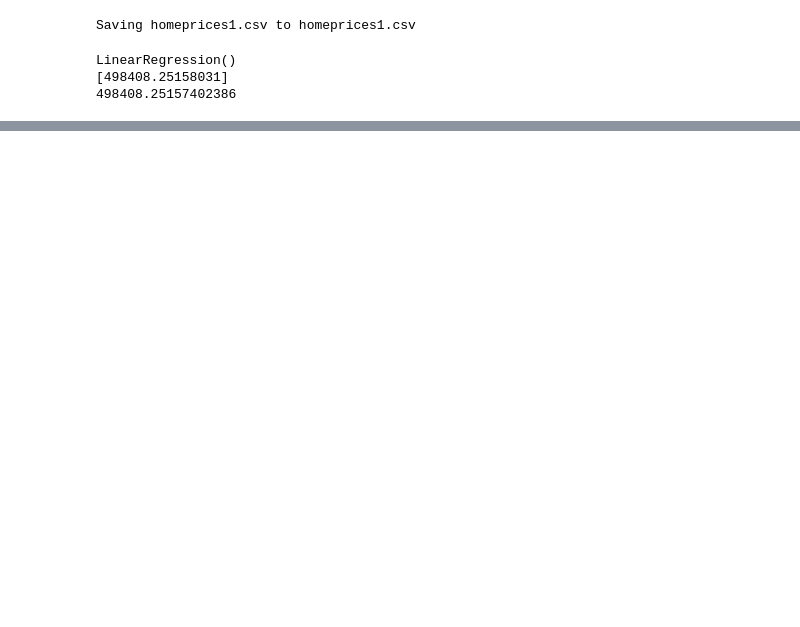
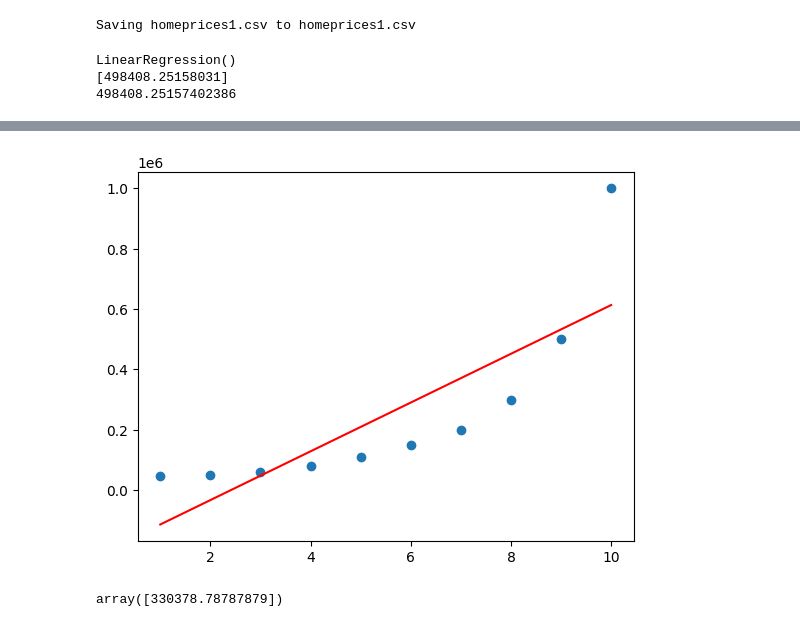
Before and after one commit to Bramhaja/data-science---repo, a Jupyter notebook: Machine_Learning.ipynb, the cells around one changed output, grey strips where cells are left out. Saved outputs shown, nothing was run; the diff lists cells and outputs as text; code cells hidden in the pictures; blank space fills up the shorter version.

```diff
--- a/Machine_Learning.ipynb
+++ b/Machine_Learning.ipynb
@@ -481,0 +532,19 @@ TypeError: sum() takes 2 positional arguments but 3 were given
+# %%
+import pandas as pd
+import matplotlib.pyplot as plt
+from sklearn.linear_model import LinearRegression
+from sklearn.preprocessing import PolynomialFeatures
+
+df = pd.read_csv("poly_dataset.csv")
+
+X = df.iloc[:, 1:2].values
+y = df.iloc[:,2].values
+
+poly_model = PolynomialFeatures(degree = 4)
+x_poly = poly_model.fit_transform(X)
+model = LinearRegression()
+model.fit(x_poly, y)
+
+poly_pred = model.predict(poly_model.fit_transform([[6.5]]))
+
+print(poly_pred)
@@ -481,0 +608,25 @@ TypeError: sum() takes 2 positional arguments but 3 were given
+# %%
+import pandas as pd
+from sklearn.linear_model import LinearRegression
+import matplotlib.pyplot as plt
+
+# Loading the dataset
+df = pd.read_csv("poly_dataset.csv")
+
+# Data preparation
+X = df.iloc[:, 1:2].values
+y = df.iloc[:, 2].values
+
+plt.scatter(X,y)
+
+plt.plot(X, model.predict(X), color = "red")
+
+plt.show()
+
+# Model training
+model = LinearRegression()
+model.fit(X, y)
+model.predict([[6.5]])
+# %% [output]
+[figure, added]
+array([330378.78787879])
```
Also changed, not shown: parts of 9 cells of this notebook.
